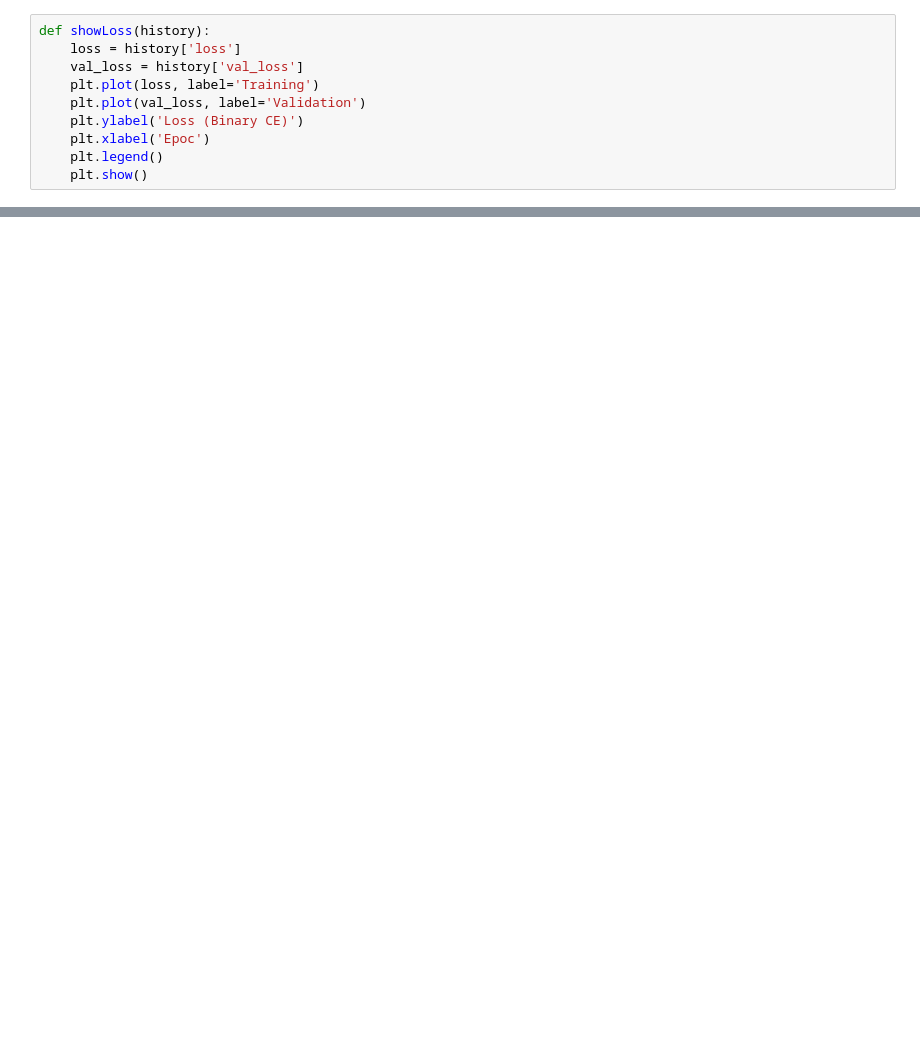
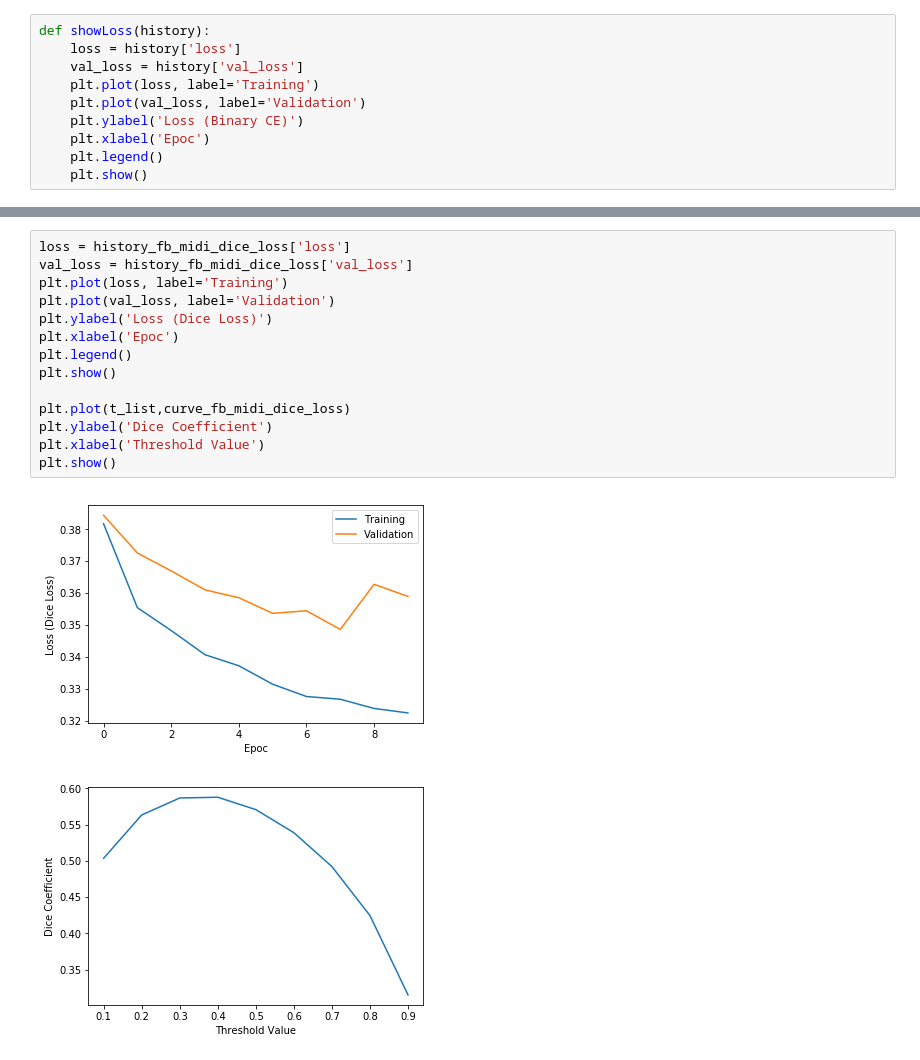
Before and after one commit to RushilDaya/DeepVision, a Jupyter notebook: scripts/03_segmentation_visualise.ipynb, the cells around one changed output, grey strips where cells are left out. Cells and saved outputs as stored; diff of their text form; blank space fills up the shorter version.

```diff
--- a/scripts/03_segmentation_visualise.ipynb
+++ b/scripts/03_segmentation_visualise.ipynb
@@ -161,0 +151,17 @@ c
+# %%
+loss = history_fb_midi_dice_loss['loss']
+val_loss = history_fb_midi_dice_loss['val_loss']
+plt.plot(loss, label='Training')
+plt.plot(val_loss, label='Validation')
+plt.ylabel('Loss (Dice Loss)')
+plt.xlabel('Epoc')
+plt.legend()
+plt.show()
+
+plt.plot(t_list,curve_fb_midi_dice_loss)
+plt.ylabel('Dice Coefficient')
+plt.xlabel('Threshold Value')
+plt.show()
+# %% [output]
+[figure, added]
+[figure, added]
```
Also changed, not shown: parts of 32 cells of this notebook, 4 other files.
